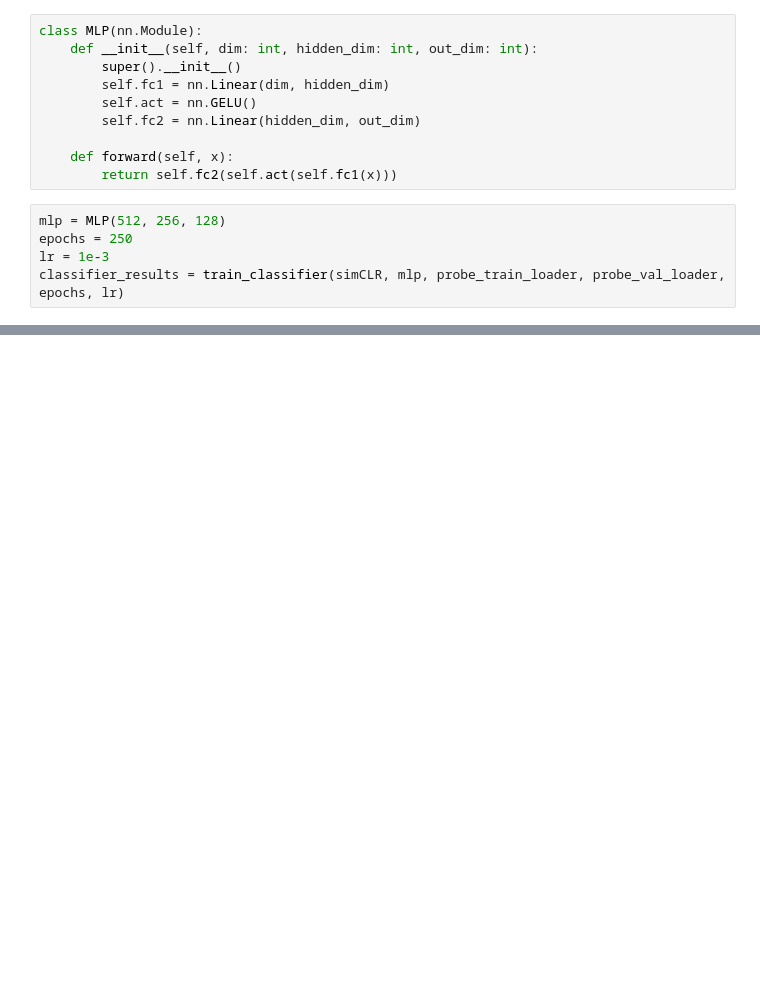
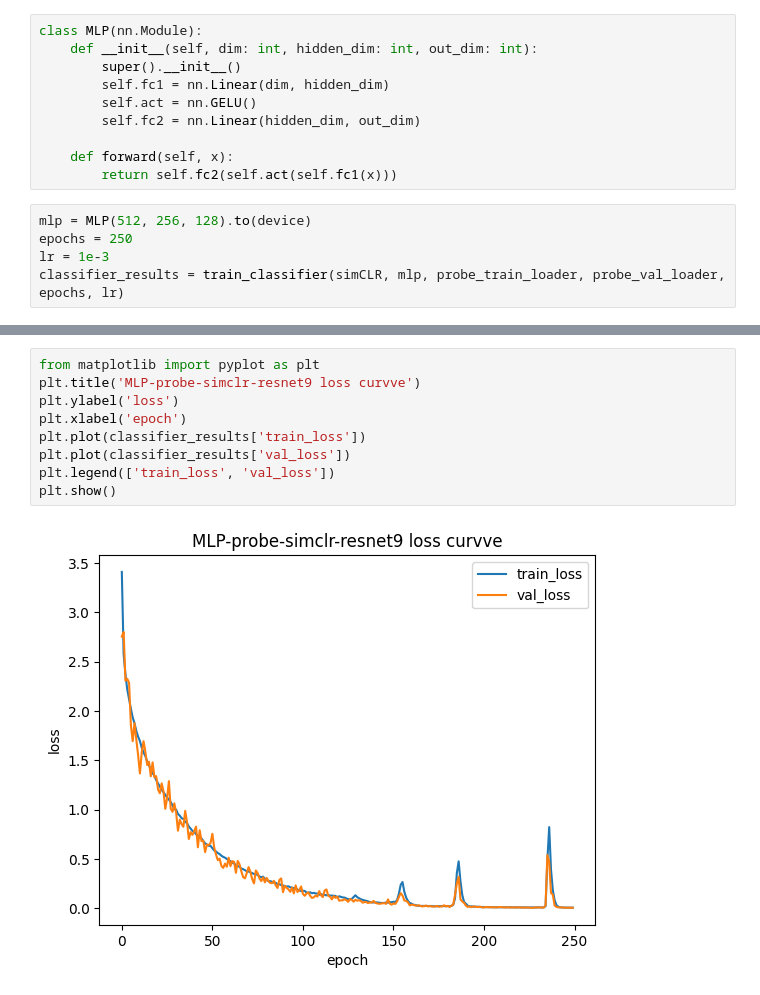
Before and after one commit to zbalkhy/EEC289, a Jupyter notebook: hw3/hw3.ipynb, the cells around one changed output, grey strips where cells are left out. Drawn from its saved outputs; the diff is of its cells as text; blank space fills up the shorter version.

```diff
--- a/hw3/hw3.ipynb
+++ b/hw3/hw3.ipynb
@@ -653,7 +715,7 @@ class MLP(nn.Module):
     def forward(self, x):
         return self.fc2(self.act(self.fc1(x)))
 # %%
-mlp = MLP(512, 256, 128)
+mlp = MLP(512, 256, 128).to(device)
 epochs = 250
 lr = 1e-3
 classifier_results = train_classifier(simCLR, mlp, probe_train_loader, probe_val_loader, epochs, lr)
@@ -659,0 +736,11 @@ classifier_results = train_classifier(simCLR, mlp, probe_train_loader, probe_val
+# %%
+from matplotlib import pyplot as plt
+plt.title('MLP-probe-simclr-resnet9 loss curvve')
+plt.ylabel('loss')
+plt.xlabel('epoch')
+plt.plot(classifier_results['train_loss'])
+plt.plot(classifier_results['val_loss'])
+plt.legend(['train_loss', 'val_loss'])
+plt.show()
+# %% [output]
+[figure, added]
```
Also changed, not shown: parts of 14 cells of this notebook.
